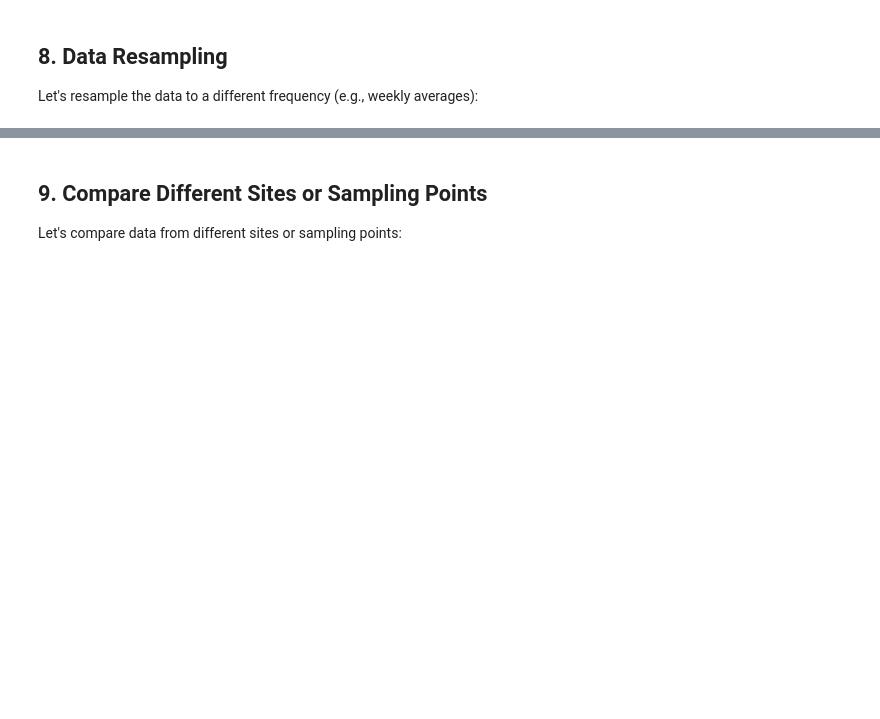
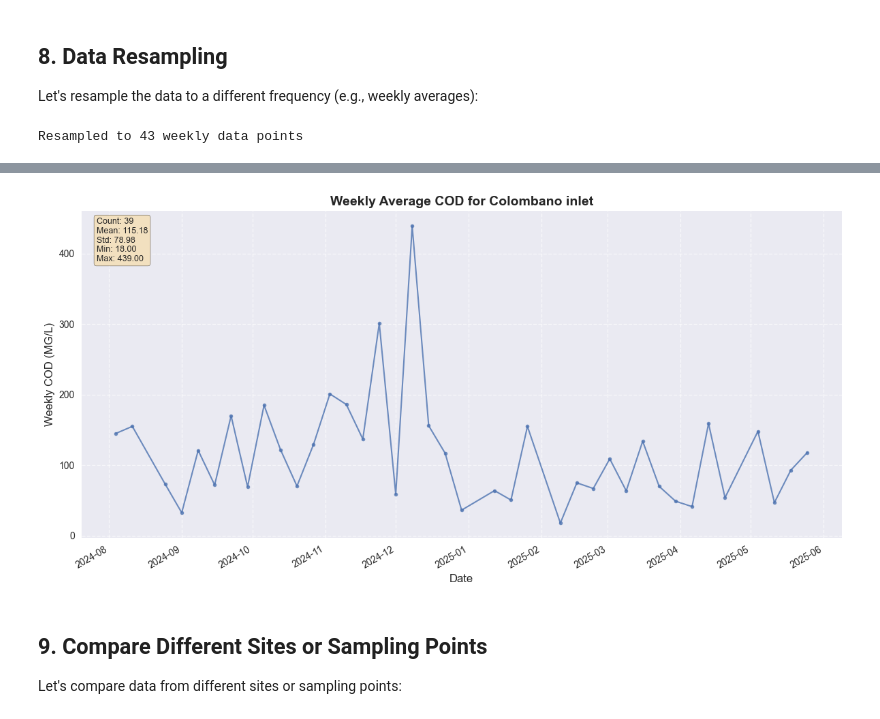
Before and after one commit to Freetaban/prolabdep, a Jupyter notebook: examples/tutorial.ipynb, the cells around one changed output, grey strips where cells are left out. Cells and saved outputs as stored; diff of their text form; code cells hidden in the pictures; blank space fills up the shorter version.

```diff
--- a/examples/tutorial.ipynb
+++ b/examples/tutorial.ipynb
@@ -145,8 +133,8 @@ Now, let's retrieve time series data for a specific parameter (e.g., COD):
 # %%
 # Get time series data for COD parameter
 parameter = "COD"
-site = "Dep. S.Colombano"  # Update this to match your data
-sampling_point = "uscita"  # Update this to match your data
+site = "Colombano"  # Update this to match your data
+sampling_point = "inlet"  # Update this to match your data
 
 timeseries = client.get_parameter_timeseries(
 
@@ -218,8 +231,10 @@ fig = client.plot_time_series(
     weekly_data,
     parameter_name=f"Weekly {parameter}",
     title=f"Weekly Average {parameter} for {site} {sampling_point}",
-    include_trend=True
+    include_trend=False
 )
 
 plt.tight_layout()
 plt.show()
+# %% [output]
+Resampled to 43 weekly data points
@@ -226,3 +247,4 @@ plt.show()
+[figure, added]
 # %% [markdown]
 ## 9. Compare Different Sites or Sampling Points
 
```
Also changed, not shown: parts of 13 cells of this notebook, 22 other files.
